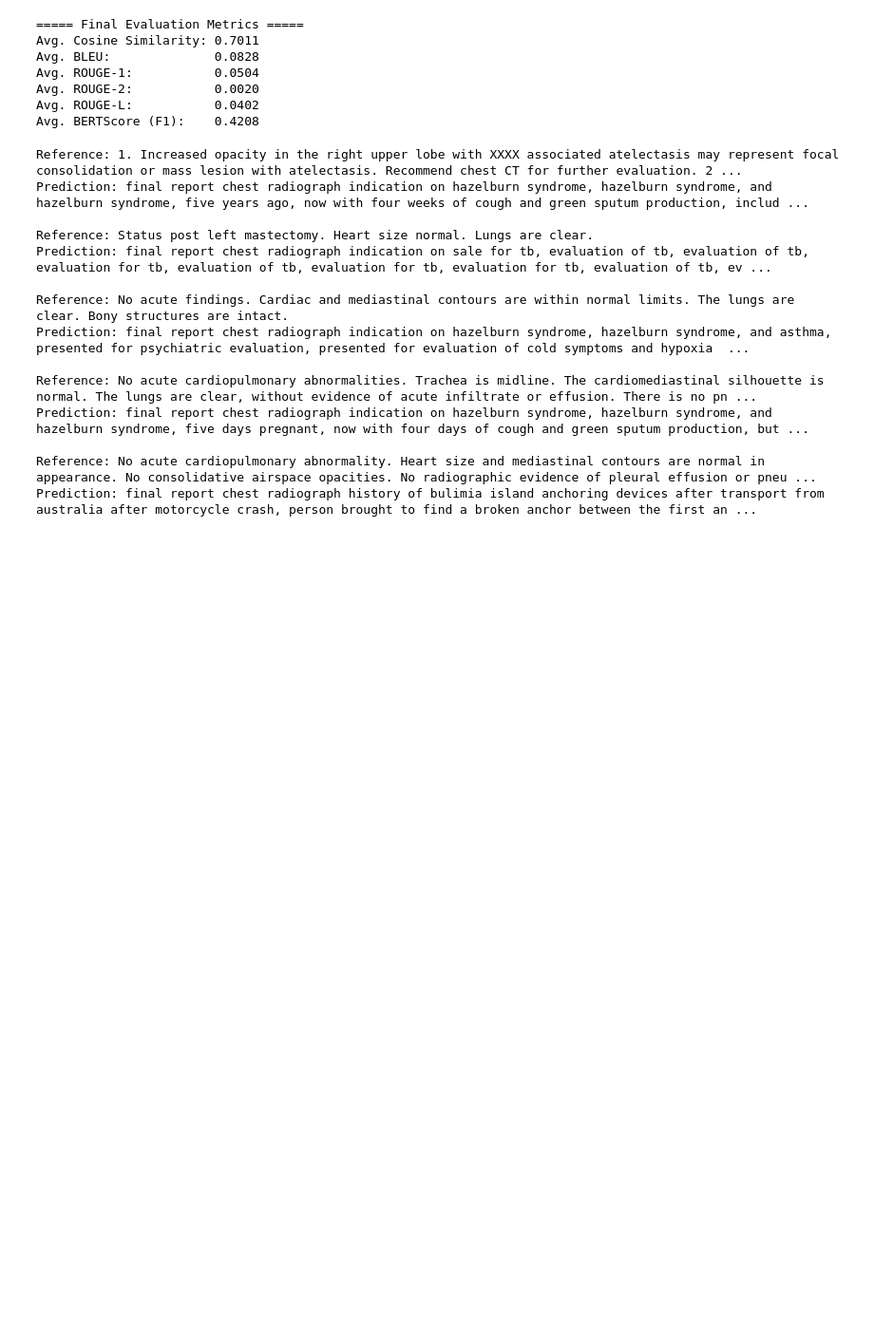
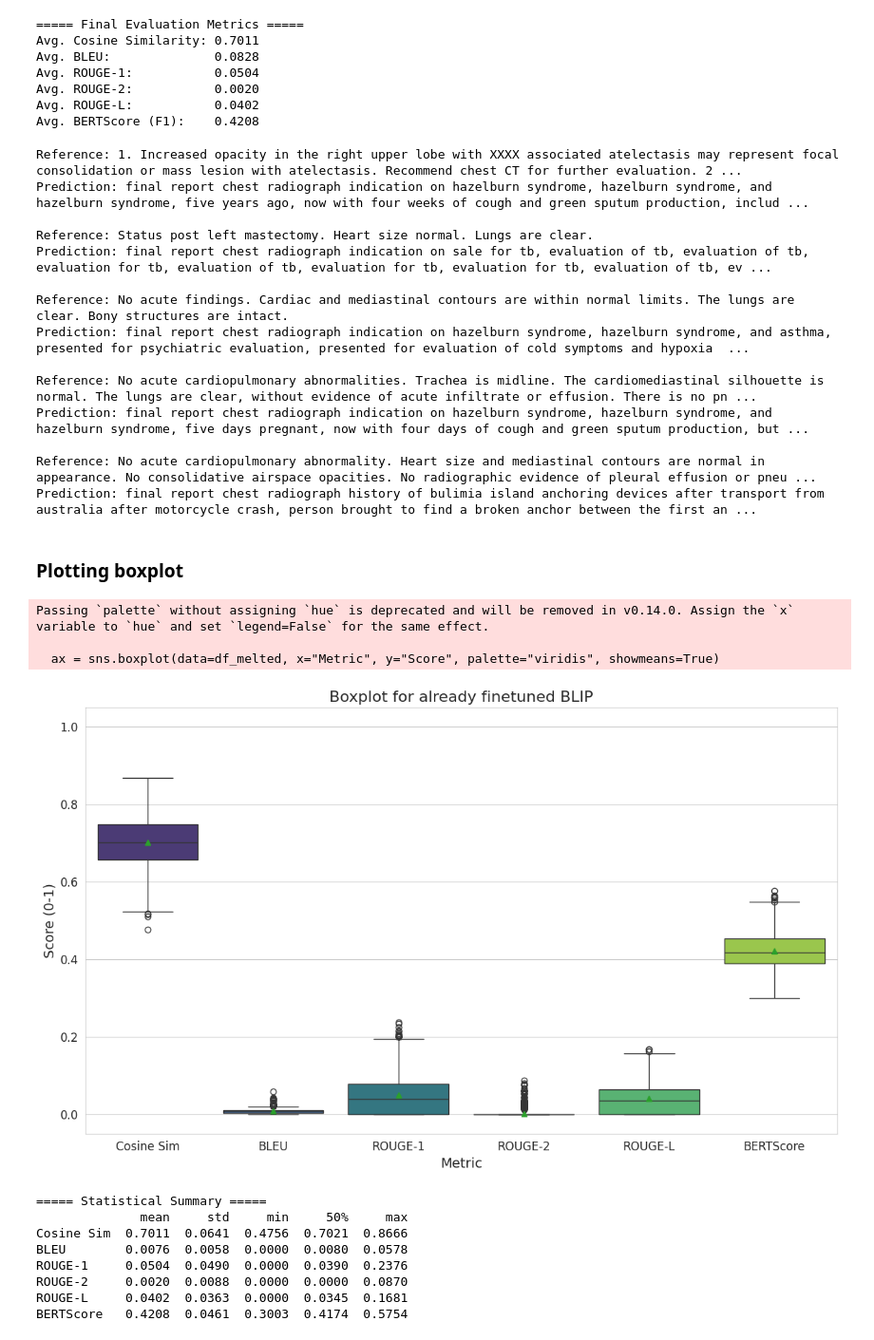
Before and after one commit to srikrish2812/cs2074_project, a Jupyter notebook: eval_blipfinetuned.ipynb, the cells around one changed output. Shown at 95% size. Drawn from its saved outputs; the diff is of its cells as text; code cells hidden in the pictures; blank space fills up the shorter version.

Commit message:
chore: adds remaining evasl along with boxplot images

```diff
--- a/eval_blipfinetuned.ipynb
+++ b/eval_blipfinetuned.ipynb
@@ -201,3 +187,62 @@ Prediction: final report chest radiograph indication on hazelburn syndrome, haze
 
 Reference: No acute cardiopulmonary abnormality. Heart size and mediastinal contours are normal in appearance. No consolidative airspace opacities. No radiographic evidence of pleural effusion or pneu ...
 Prediction: final report chest radiograph history of bulimia island anchoring devices after transport from australia after motorcycle crash, person brought to find a broken anchor between the first an ...
+# %% [markdown]
+### Plotting boxplot
+# %%
+import matplotlib.pyplot as plt
+import seaborn as sns
+import pandas as pd
+from sacrebleu import sentence_bleu
+
+cosine_scores = cosine_sims.cpu().numpy()
+bert_scores = results["f1"]
+
+# Calculate Sentence-Level BLEU for distribution
+
+bleu_scores = []
+for p, r in zip(preds, refs):
+    # normalizing the bleu values to 0 -1
+    score = sentence_bleu(p, [r]).score
+    bleu_scores.append(score / 100.0)
+
+# Creating a DataFrame combining all metrics
+df_metrics = pd.DataFrame({
+    "Cosine Sim": cosine_scores,
+    "BLEU": bleu_scores,
+    "ROUGE-1": rouge1s,
+    "ROUGE-2": rouge2s,
+    "ROUGE-L": rougeLs,
+    "BERTScore": bert_scores
+})
+
+# plotting
+plt.figure(figsize=(14, 8))
+sns.set_style("whitegrid")
+
+# Transforming data to long format for Seaborn
+df_melted = df_metrics.melt(var_name="Metric", value_name="Score")
+ax = sns.boxplot(data=df_melted, x="Metric", y="Score", palette="viridis", showmeans=True)
+plt.title("Boxplot for already finetuned BLIP", fontsize=16)
+plt.ylabel("Score (0-1)", fontsize=14)
+plt.xlabel("Metric", fontsize=14)
+plt.ylim(-0.05, 1.05)
+plt.xticks(fontsize=12)
+plt.yticks(fontsize=12)
+plt.show()
+
+print("\n===== Statistical Summary =====")
+print(df_metrics.describe().T[['mean', 'std', 'min', '50%', 'max']].round(4))
+# %% [output]
+Passing `palette` without assigning `hue` is deprecated and will be removed in v0.14.0. Assign the `x` variable to `hue` and set `legend=False` for the same effect.
+
+  ax = sns.boxplot(data=df_melted, x="Metric", y="Score", palette="viridis", showmeans=True)
+[figure, added]
+===== Statistical Summary =====
+              mean     std     min     50%     max
+Cosine Sim  0.7011  0.0641  0.4756  0.7021  0.8666
+BLEU        0.0076  0.0058  0.0000  0.0080  0.0578
+ROUGE-1     0.0504  0.0490  0.0000  0.0390  0.2376
+ROUGE-2     0.0020  0.0088  0.0000  0.0000  0.0870
+ROUGE-L     0.0402  0.0363  0.0000  0.0345  0.1681
+BERTScore   0.4208  0.0461  0.3003  0.4174  0.5754
```
Also changed, not shown: parts of 4 cells of this notebook, 8 other files.
